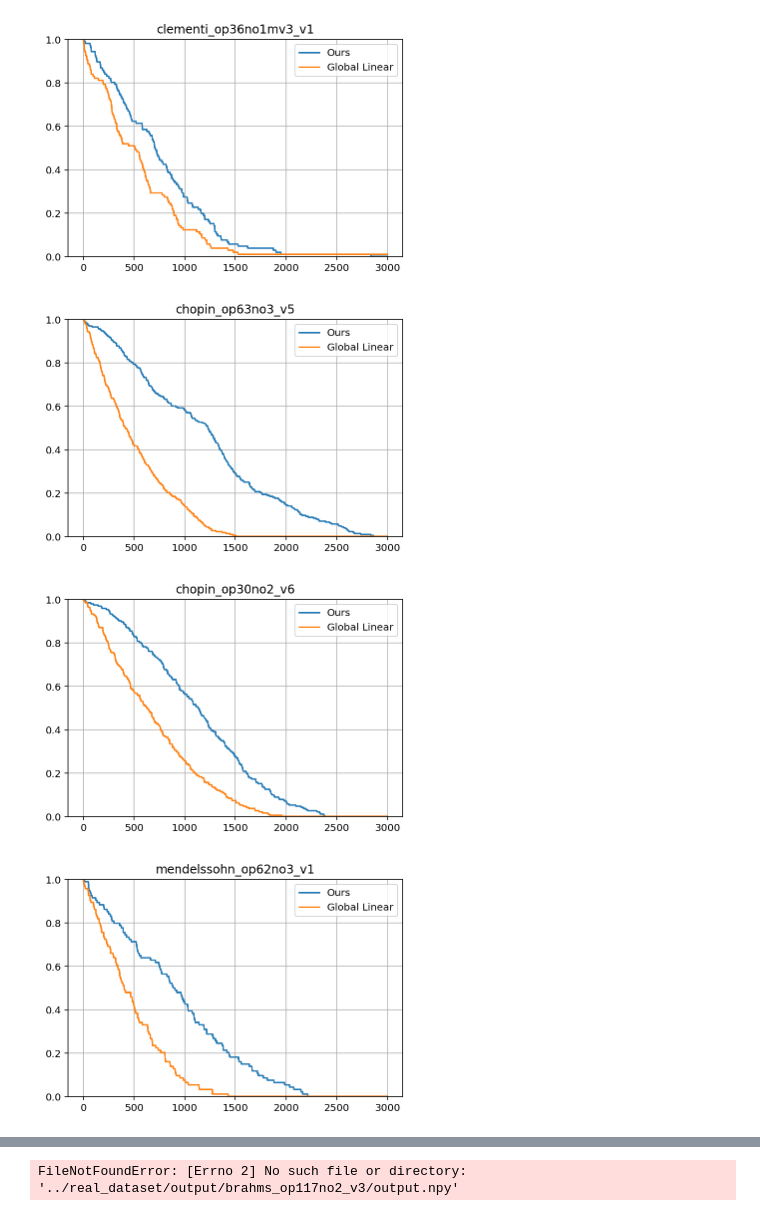
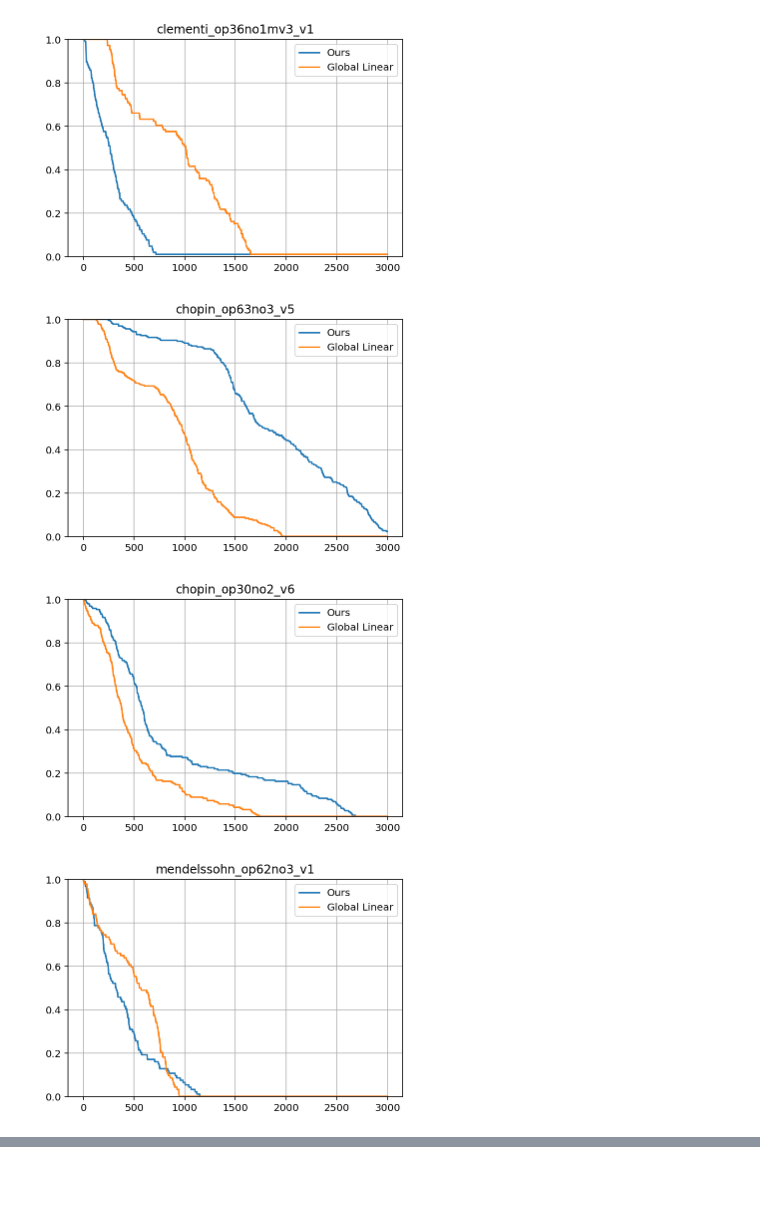
Before and after one commit to mjenrungrot/salience_sheet_following, a Jupyter notebook: 07_EvaluateRealDataset.ipynb, the cells around one changed output, grey strips where cells are left out. Saved outputs shown, nothing was run; the diff lists cells and outputs as text; code cells hidden in the pictures; blank space fills up the shorter version.

Commit message:
All pieces evaluation code

```diff
--- a/07_EvaluateRealDataset.ipynb
+++ b/07_EvaluateRealDataset.ipynb
@@ -114,8 +117,22 @@ def processPiece(piece_idx, debug=False):
     stripsPerPage = [df.loc[df.page == i,'strip'].max() for i in range(df.page.max()+1) ]
     stripOffset = np.cumsum([0] + stripsPerPage)
     stripIdx = stripOffset[df.page] + df.strip - 1  # cumulative strip index
-    hpixlocs = pixelOffset[stripIdx] + (df.hpixel  * 100 // 72)
+    hpixlocs = pixelOffset[stripIdx] + (df.hpixel * 300 // 72)
     ref1 = hpixlocs
+
+    if debug:
+        plt.imshow(strips[0])
+        print(df.hpixel.tolist())
+        plt.axvline(df.hpixel.tolist()[0] * 300 // 72)
+        plt.axvline(df.hpixel.tolist()[1] * 300 // 72)
+        plt.axvline(df.hpixel.tolist()[2] * 300 // 72)
+        plt.axvline(df.hpixel.tolist()[20] * 300 // 72)
+        plt.axvline(df.hpixel.tolist()[21] * 300 // 72)
+        plt.show()
+        plt.imshow(strips[1])
+        plt.axvline(df.hpixel.tolist()[22] * 300 // 72)
+        plt.show()
+        print(hpixlocs)
 
     # Load MIDI annotation
     annot_file = os.path.join(DATA_ROOT_REAL,
@@ -161,8 +178,8 @@ def processPiece(piece_idx, debug=False):
     minLen = np.min((len(hypFrames), len(hypPixels)))
 #     errsFrames = hypFrames[0:minLen] - midi_ref_beats[0:minLen]
 #     errsTime = errsFrames * 1000.0 / fs  # in ms
-    errsPixels = hypPixels[0:minLen] - sheet_ref_beats[0:minLen]
-    errorRate_dtw = calcErrorStats(errsPixels, range(3000), isSingle = True)
+    errsPixels_dtw = hypPixels[0:minLen] - sheet_ref_beats[0:minLen]
+    errorRate_dtw, _, _ = calcErrorStats(errsPixels_dtw, range(3000), isSingle = True)
 
     # calculate prediction errors [global linear]
     sheet_preds = wp[[0,-1],0]
@@ -172,21 +189,24 @@ def processPiece(piece_idx, debug=False):
     minLen = np.min((len(hypFrames), len(hypPixels)))
 #     errsFrames = hypFrames[0:minLen] - midi_ref_beats[0:minLen]
 #     errsTime = errsFrames * 1000.0 / fs  # in ms
-    errsPixels = hypPixels[0:minLen] - sheet_ref_beats[0:minLen]
-    errorRate_global_linear = calcErrorStats(errsPixels, range(3000), isSingle = True)
+    errsPixels_global_linear = hypPixels[0:minLen] - sheet_ref_beats[0:minLen]
+    errorRate_global_linear, _, _ = calcErrorStats(errsPixels_global_linear, range(3000), isSingle = True)
 
-    plt.plot(errorRate_dtw, label='Ours')
-    plt.plot(errorRate_global_linear, label='Global Linear')
-    plt.title(piece)
-    plt.ylim([0,1])
-    plt.grid()
-    plt.legend()
-    plt.show()
+    if debug:
+        plt.plot(errorRate_dtw, label='Ours')
+        plt.plot(errorRate_global_linear, label='Global Linear')
+        plt.title(piece)
+        plt.ylim([0,1])
+        plt.grid()
+        plt.legend()
+        plt.show()
+    return (errsPixels_dtw, errsPixels_global_linear)
 # %%
+output = []
 for i in range(len(pieces)):
-    processPiece(i, debug=True)
+    output.append(processPiece(i, debug=False))
 # %% [output]
-[figure, old version]
+[figure, new version]
-[figure, old version]
+[figure, new version]
-[figure, old version]
+[figure, new version]
-[figure, old version]
+[figure, new version]
@@ -195 +212,0 @@ for i in range(len(pieces)):
-FileNotFoundError: [Errno 2] No such file or directory: '../real_dataset/output/brahms_op117no2_v3/output.npy'
```
Also changed, not shown: parts of 9 cells of this notebook.
